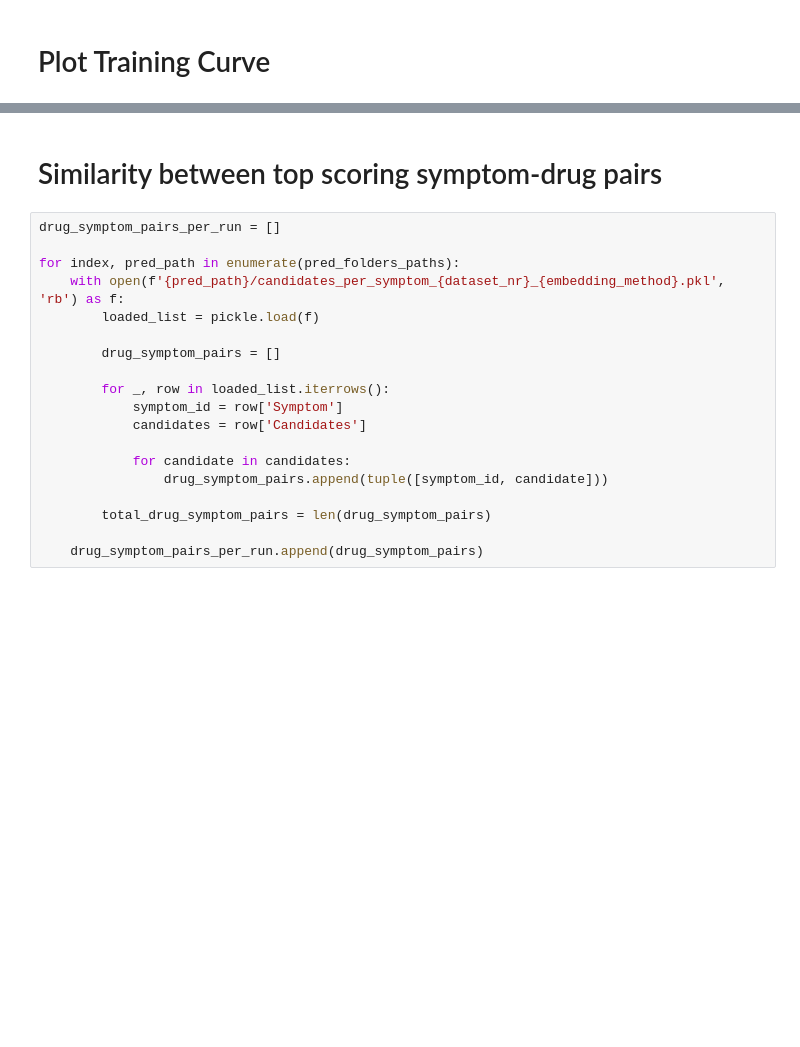
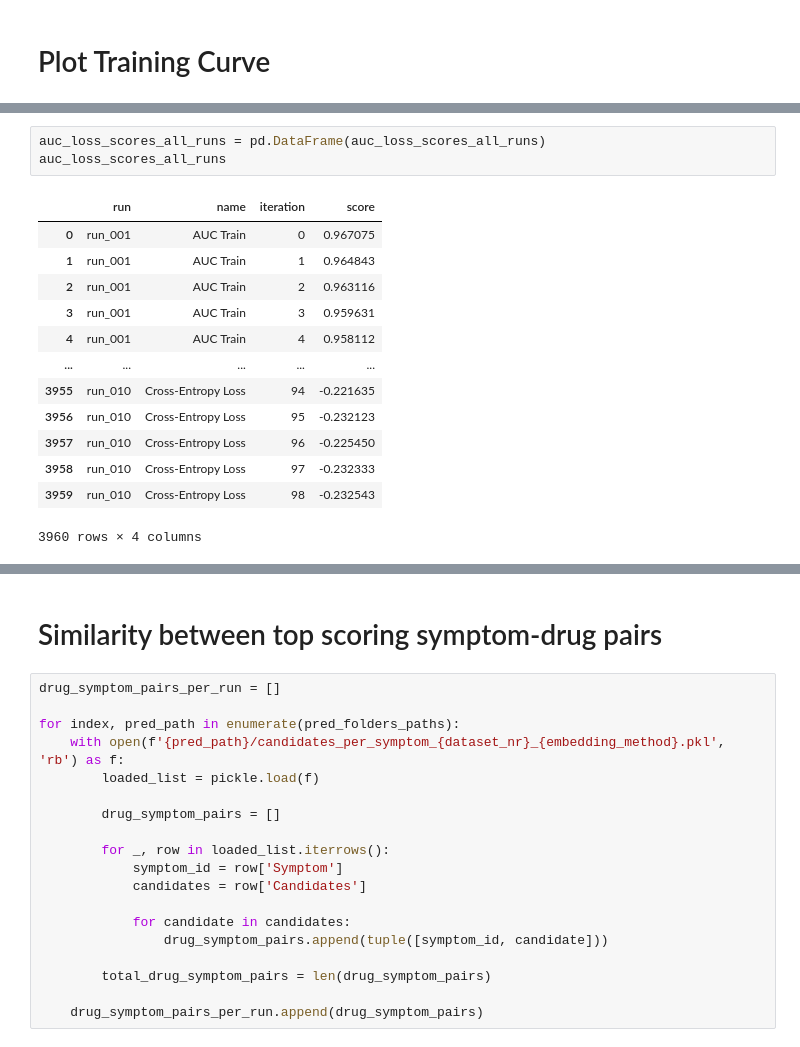
Before and after one commit to rosazwart/XAIFO-ThesisProject, a Jupyter notebook: prediction_analyser.ipynb, the cells around one changed output, grey strips where cells are left out. Saved outputs shown, nothing was run; the diff lists cells and outputs as text; blank space fills up the shorter version.

```diff
--- a/prediction_analyser.ipynb
+++ b/prediction_analyser.ipynb
@@ -93,3 +293,20 @@ auc_scores_all_runs
+# %%
+auc_loss_scores_all_runs = pd.DataFrame(auc_loss_scores_all_runs)
+auc_loss_scores_all_runs
+# %% [output]
+|  | run | name | iteration | score |
+| 0 | run_001 | AUC Train | 0 | 0.967075 |
+| 1 | run_001 | AUC Train | 1 | 0.964843 |
+| 2 | run_001 | AUC Train | 2 | 0.963116 |
+| 3 | run_001 | AUC Train | 3 | 0.959631 |
+| 4 | run_001 | AUC Train | 4 | 0.958112 |
+| ... | ... | ... | ... | ... |
+| 3955 | run_010 | Cross-Entropy Loss | 94 | -0.221635 |
+| 3956 | run_010 | Cross-Entropy Loss | 95 | -0.232123 |
+| 3957 | run_010 | Cross-Entropy Loss | 96 | -0.225450 |
+| 3958 | run_010 | Cross-Entropy Loss | 97 | -0.232333 |
+| 3959 | run_010 | Cross-Entropy Loss | 98 | -0.232543 |
+3960 rows × 4 columns
 # %%
 fig, ax = plt.subplots(figsize=(8, 8))
 ax.set_title(f'Training curve on dataset {dataset_nr} with method {embedding_method}{title_seeded}')
```
Also changed, not shown: parts of 29 cells of this notebook, 20 other files.
